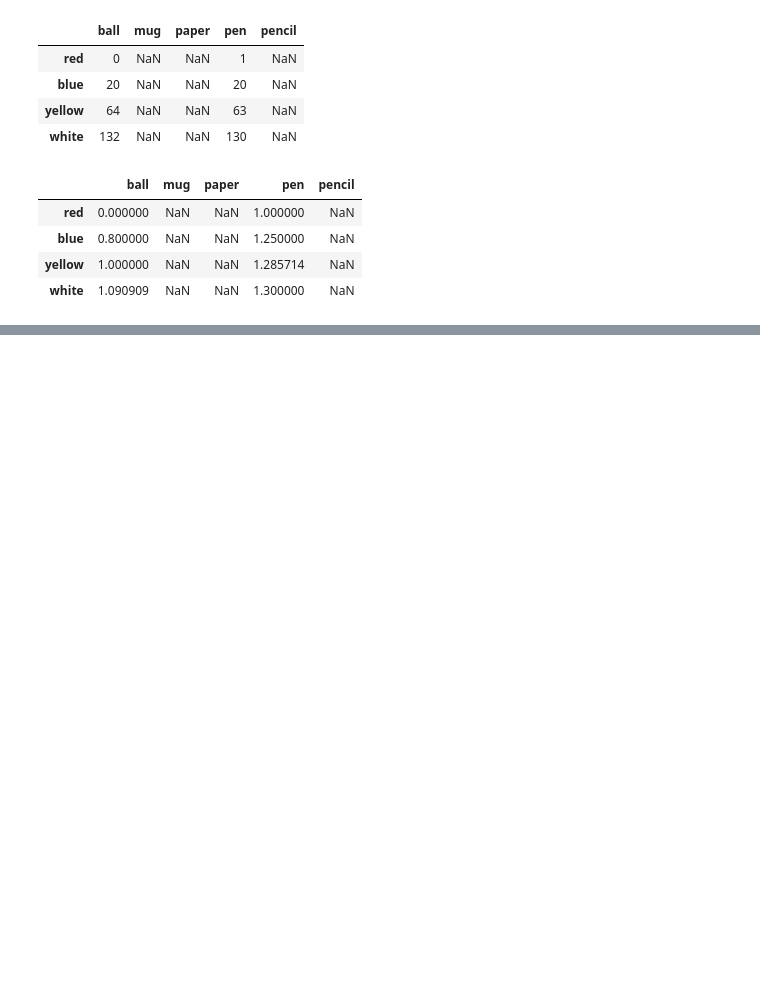
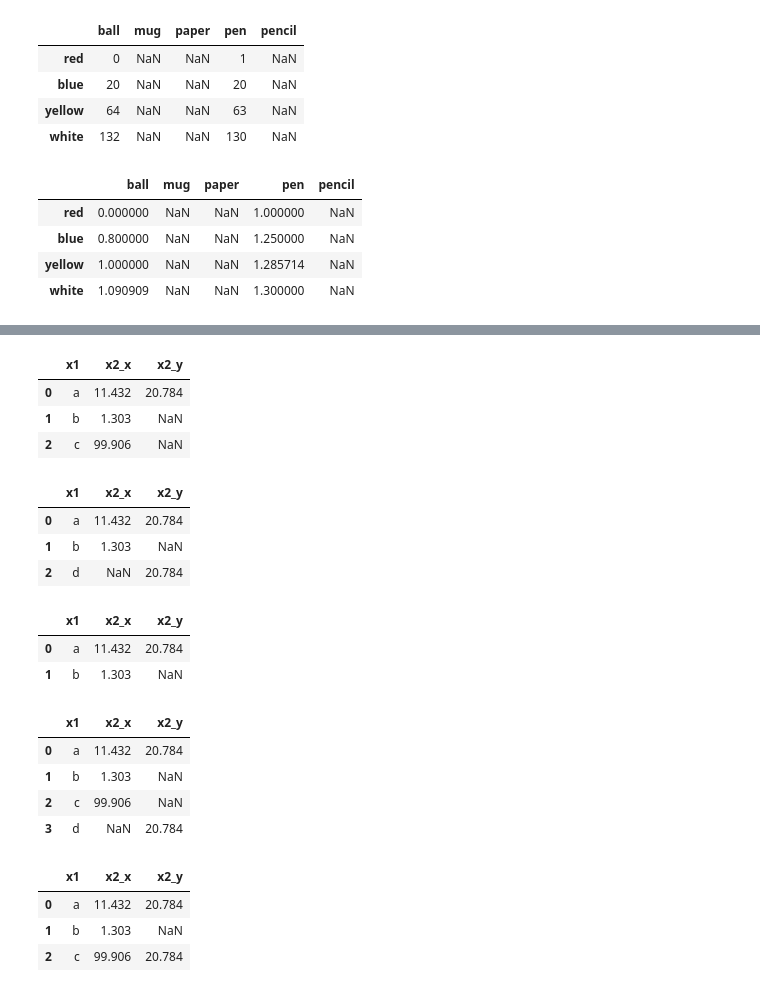
Before and after one commit to Alok-Fusion/Machine_learning, a Jupyter notebook: Practical_4_26_07_2025(Pandas).ipynb, the cells around one changed output, grey strips where cells are left out. Drawn from its saved outputs; the diff is of its cells as text; code cells hidden in the pictures; blank space fills up the shorter version.

```diff
--- a/Practical_4_26_07_2025(Pandas).ipynb
+++ b/Practical_4_26_07_2025(Pandas).ipynb
@@ -539,3 +539,8 @@ frame1.div(frame2)
 | blue | 0.800000 | NaN | NaN | 1.250000 | NaN |
 | yellow | 1.000000 | NaN | NaN | 1.285714 | NaN |
 | white | 1.090909 | NaN | NaN | 1.300000 | NaN |
+# %%
+data = {'x1':['a','b','c'],
+       'x2':[11.432,1.303,99.906]}
+df = pd.DataFrame(data)
+df
@@ -541,0 +552,6 @@ frame1.div(frame2)
+# %%
+data1 = {'x1':['a','b','c'],
+       'x2':[20.784,np.nan,20.784]}
+data1
+df1=pd.DataFrame(data1)
+df1
@@ -541,0 +576,35 @@ frame1.div(frame2)
+# %%
+pd.merge(df,df1,how='left',on = 'x1')
+# %% [output]
+|  | x1 | x2_x | x2_y |
+| 0 | a | 11.432 | 20.784 |
+| 1 | b | 1.303 | NaN |
+| 2 | c | 99.906 | NaN |
+# %%
+pd.merge(df,df1,how='right',on = 'x1')
+# %% [output]
+|  | x1 | x2_x | x2_y |
+| 0 | a | 11.432 | 20.784 |
+| 1 | b | 1.303 | NaN |
+| 2 | d | NaN | 20.784 |
+# %%
+pd.merge(df,df1,how='inner',on = 'x1')
+# %% [output]
+|  | x1 | x2_x | x2_y |
+| 0 | a | 11.432 | 20.784 |
+| 1 | b | 1.303 | NaN |
+# %%
+pd.merge(df,df1,how='outer',on = 'x1')
+# %% [output]
+|  | x1 | x2_x | x2_y |
+| 0 | a | 11.432 | 20.784 |
+| 1 | b | 1.303 | NaN |
+| 2 | c | 99.906 | NaN |
+| 3 | d | NaN | 20.784 |
+# %%
+df.merge(df1,how='right',on='x1',validate='m:1')
+# %% [output]
+|  | x1 | x2_x | x2_y |
+| 0 | a | 11.432 | 20.784 |
+| 1 | b | 1.303 | NaN |
+| 2 | c | 99.906 | 20.784 |
```
Also changed, not shown: parts of 4 cells of this notebook.
